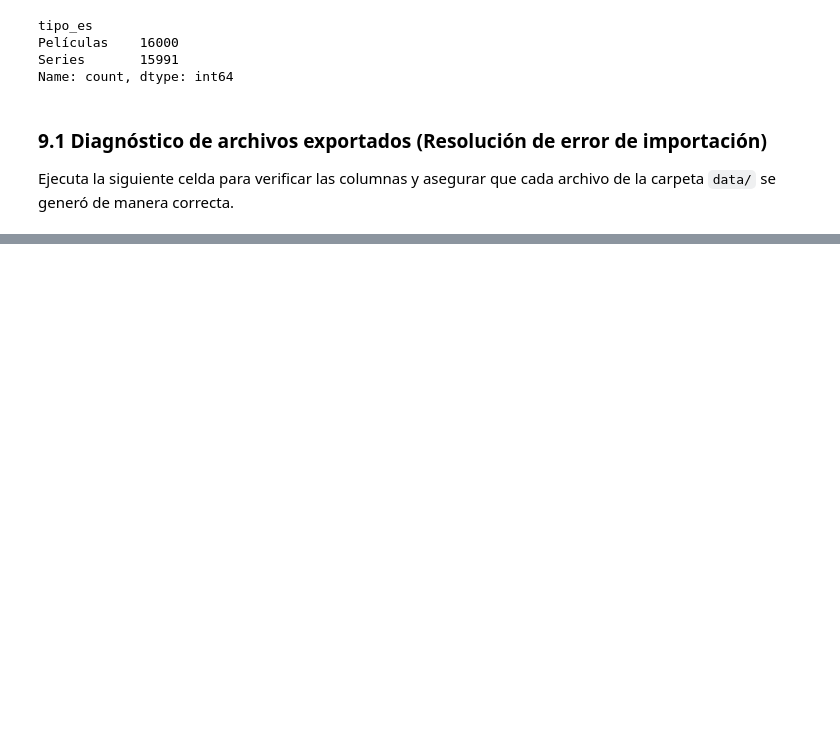
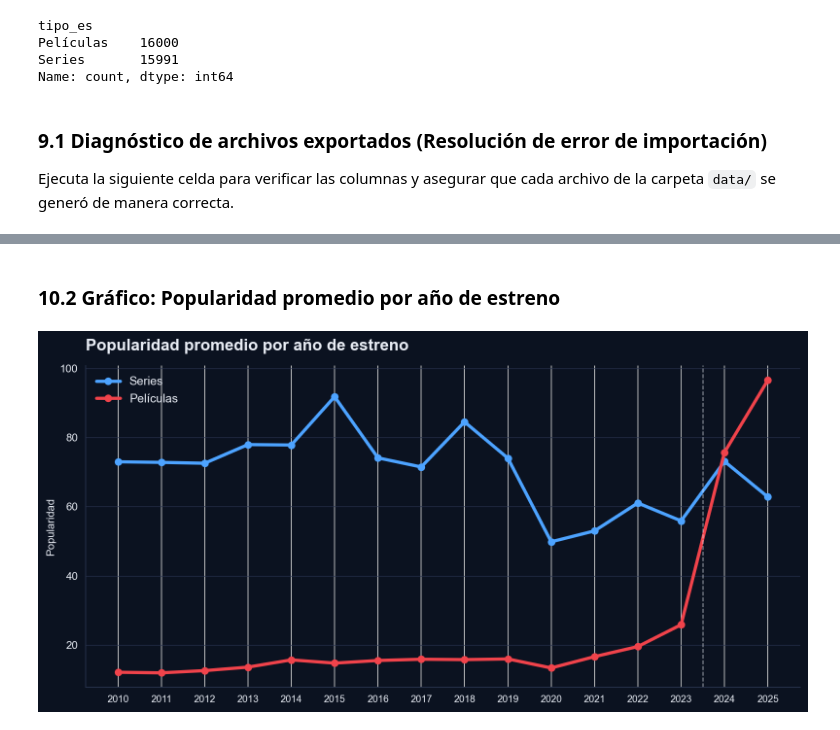
Before and after one commit to sebastiangome/Evaluaci-n-Parcial-II-Encargo-integrador, a Jupyter notebook: StreamView_Analytics_proyecto/proj/notebooks/EP2_Encargo_StreamView_corregido.ipynb, the cells around one changed output, grey strips where cells are left out. Cells and saved outputs as stored; diff of their text form; code cells hidden in the pictures; blank space fills up the shorter version.

```diff
--- a/StreamView_Analytics_proyecto/proj/notebooks/EP2_Encargo_StreamView_corregido.ipynb
+++ b/StreamView_Analytics_proyecto/proj/notebooks/EP2_Encargo_StreamView_corregido.ipynb
@@ -711,0 +830,21 @@ Primeras 3 columnas: ['show_id', 'type', 'title'] ... y 17 columnas más.
+# %% [markdown]
+### 10.2 Gráfico: Popularidad promedio por año de estreno
+# %%
+# Gráfico 2: Popularidad promedio por año
+p_pop = r.pivot_table(index='release_year', columns='type', values='popularity', aggfunc='mean')
+f2, a2 = base(10, 5)
+a2.grid(axis='y', color=GR, lw=.6)
+a2.set_axisbelow(True)
+a2.plot(p_pop.index, p_pop['TV Show'], color=BL, lw=3, marker='o', label='Series')
+a2.plot(p_pop.index, p_pop['Movie'], color=RED, lw=3, marker='o', label='Películas')
+a2.set_xticks(p_pop.index)
+a2.tick_params(axis='x', labelsize=9)
+a2.set_ylabel('Popularidad')
+a2.set_title('Popularidad promedio por año de estreno', loc='left', fontsize=15, fontweight='bold', pad=14)
+a2.axvline(2023.5, color=TX, ls='--', lw=1, alpha=.6)
+a2.legend(frameon=False, fontsize=11)
+f2.tight_layout()
+f2.savefig(f'{IMG_DIR}/h1_popularidad_por_anio.png', facecolor=BG)
+plt.show()
+# %% [output]
+[figure, added]
```
Also changed, not shown: parts of 22 cells of this notebook, 9 other files.
